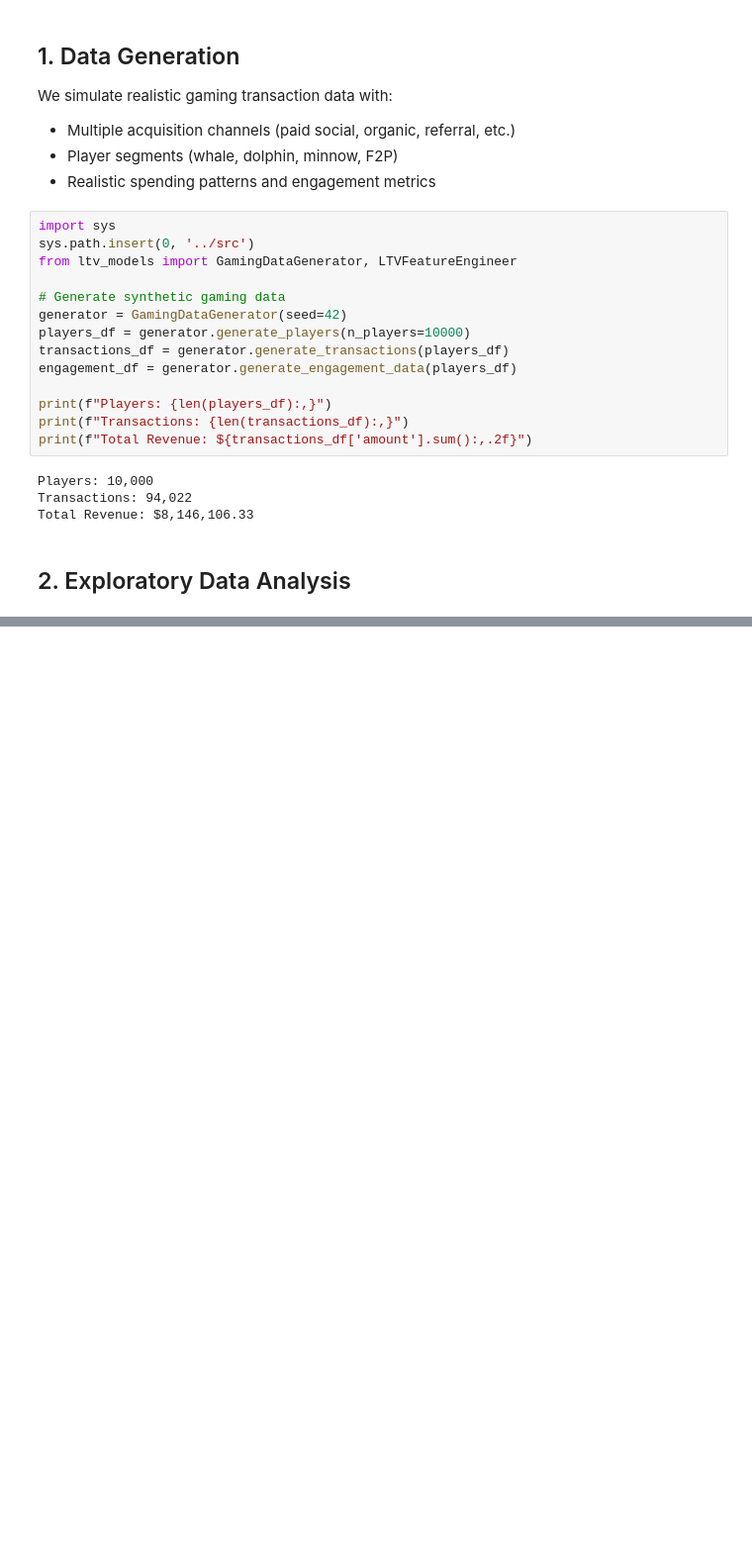
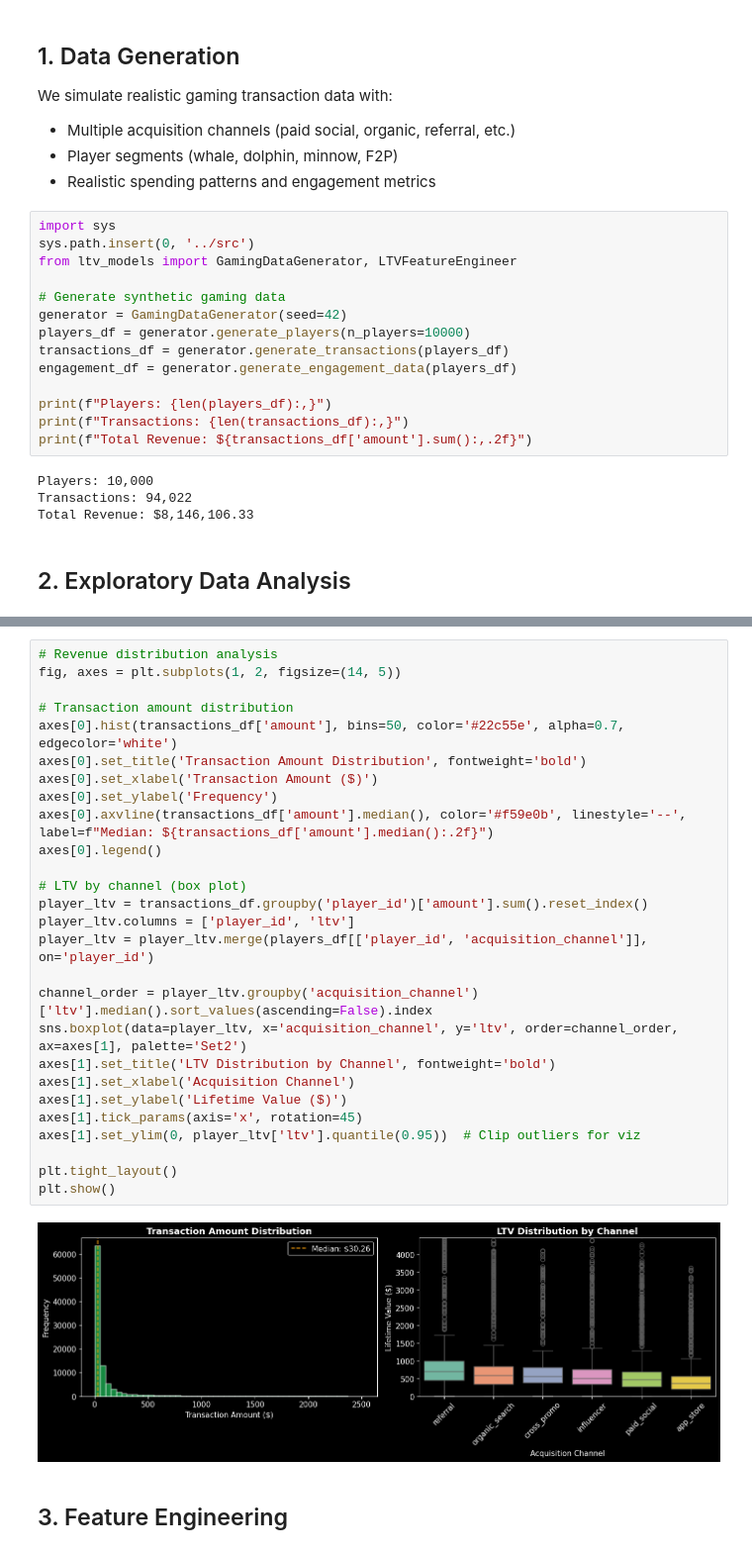
Before and after one commit to ZeroZulu/ltv-forecasting-dashboard, a Jupyter notebook: ltv_forecasting/notebooks/LTV_Analysis_Walkthrough.ipynb, the cells around one changed output, grey strips where cells are left out. Shown at 99% size. Cells and saved outputs as stored; diff of their text form; blank space fills up the shorter version.

```diff
--- a/ltv_forecasting/notebooks/LTV_Analysis_Walkthrough.ipynb
+++ b/ltv_forecasting/notebooks/LTV_Analysis_Walkthrough.ipynb
@@ -364,0 +125,31 @@ Outputs generated:
+# %%
+# Revenue distribution analysis
+fig, axes = plt.subplots(1, 2, figsize=(14, 5))
+
+# Transaction amount distribution
+axes[0].hist(transactions_df['amount'], bins=50, color='#22c55e', alpha=0.7, edgecolor='white')
+axes[0].set_title('Transaction Amount Distribution', fontweight='bold')
+axes[0].set_xlabel('Transaction Amount ($)')
+axes[0].set_ylabel('Frequency')
+axes[0].axvline(transactions_df['amount'].median(), color='#f59e0b', linestyle='--', label=f"Median: ${transactions_df['amount'].median():.2f}")
+axes[0].legend()
+
+# LTV by channel (box plot)
+player_ltv = transactions_df.groupby('player_id')['amount'].sum().reset_index()
+player_ltv.columns = ['player_id', 'ltv']
+player_ltv = player_ltv.merge(players_df[['player_id', 'acquisition_channel']], on='player_id')
+
+channel_order = player_ltv.groupby('acquisition_channel')['ltv'].median().sort_values(ascending=False).index
+sns.boxplot(data=player_ltv, x='acquisition_channel', y='ltv', order=channel_order, ax=axes[1], palette='Set2')
+axes[1].set_title('LTV Distribution by Channel', fontweight='bold')
+axes[1].set_xlabel('Acquisition Channel')
+axes[1].set_ylabel('Lifetime Value ($)')
+axes[1].tick_params(axis='x', rotation=45)
+axes[1].set_ylim(0, player_ltv['ltv'].quantile(0.95))  # Clip outliers for viz
+
+plt.tight_layout()
+plt.show()
+# %% [output]
+[figure, added]
+# %% [markdown]
+## 3. Feature Engineering
```
Also changed, not shown: parts of 43 cells of this notebook.
